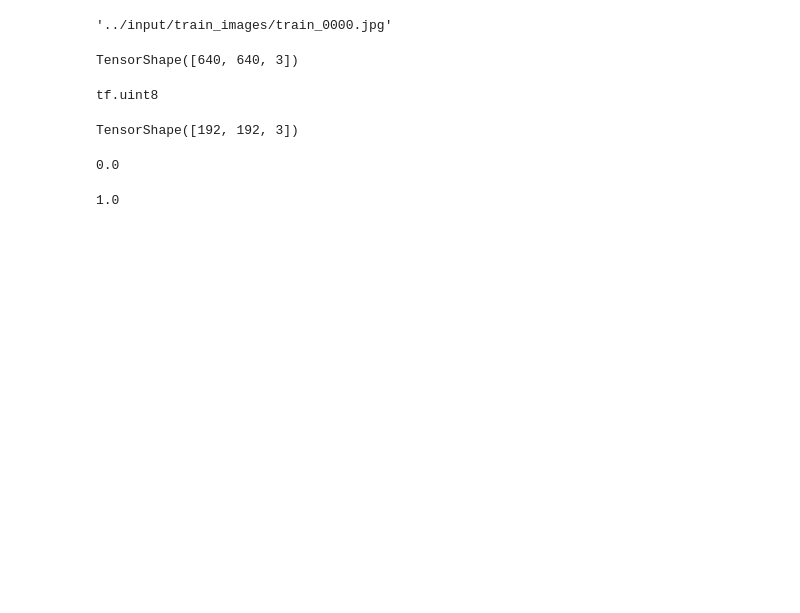
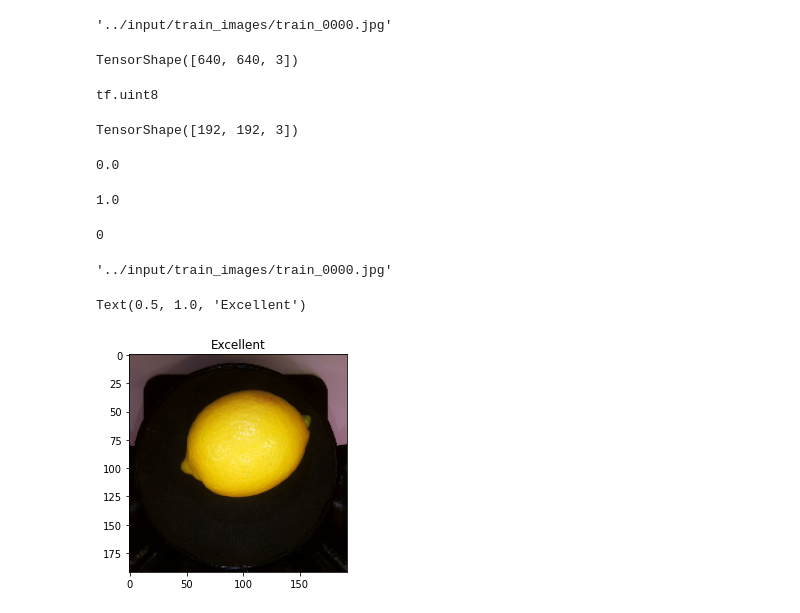
Before and after one commit to ducksfrogs/lemon_com, a Jupyter notebook: jup/Untitled.ipynb, the cells around one changed output. Saved outputs shown, nothing was run; the diff lists cells and outputs as text; code cells hidden in the pictures; blank space fills up the shorter version.

```diff
--- a/jup/Untitled.ipynb
+++ b/jup/Untitled.ipynb
@@ -97,3 +97,19 @@ img_final.numpy().min()
 img_final.numpy().max()
 # %% [output]
 1.0
+# %%
+def preprocess_image(image):
+    image = tf.image.decode_jpeg(image, channels=3)
+    image = tf.image.resize(image, [192,192])
+    image /= 255.0
+
+    return image
+
+def load_and_preprocess_image(path):
+    image = tf.io.read_file(path)
+    return preprocess_image(image)
+# %%
+import matplotlib.pyplot as plt
+
+image_path = all_image_paths[0]
+label = train_labels['class_num'][0]
@@ -99,0 +118,19 @@ img_final.numpy().max()
+# %%
+label_names = ['excellent', 'good', 'normal', 'bad']
+# %%
+label
+# %% [output]
+0
+# %%
+image_path = all_image_paths[0]
+# %%
+image_path
+# %% [output]
+'../input/train_images/train_0000.jpg'
+# %%
+plt.imshow(load_and_preprocess_image(image_path))
+plt.grid(False)
+plt.title(label_names[label].title())
+# %% [output]
+Text(0.5, 1.0, 'Excellent')
+[figure, added]
```
Also changed, not shown: parts of 16 cells of this notebook, 1 other file.
